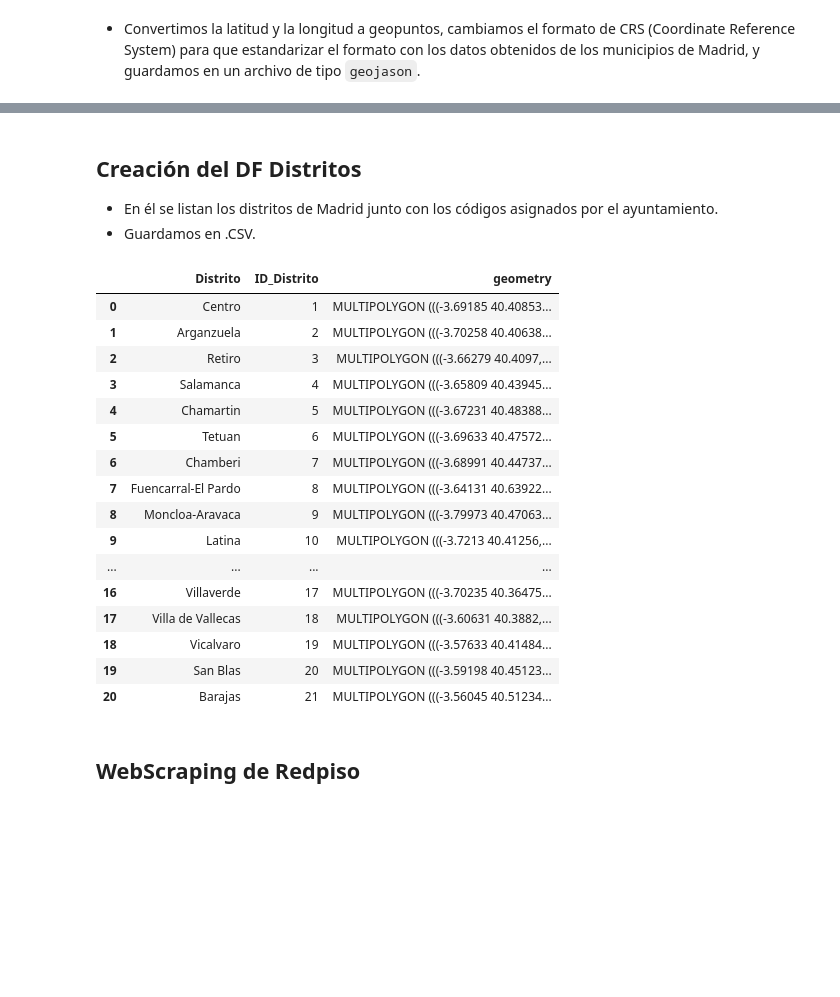
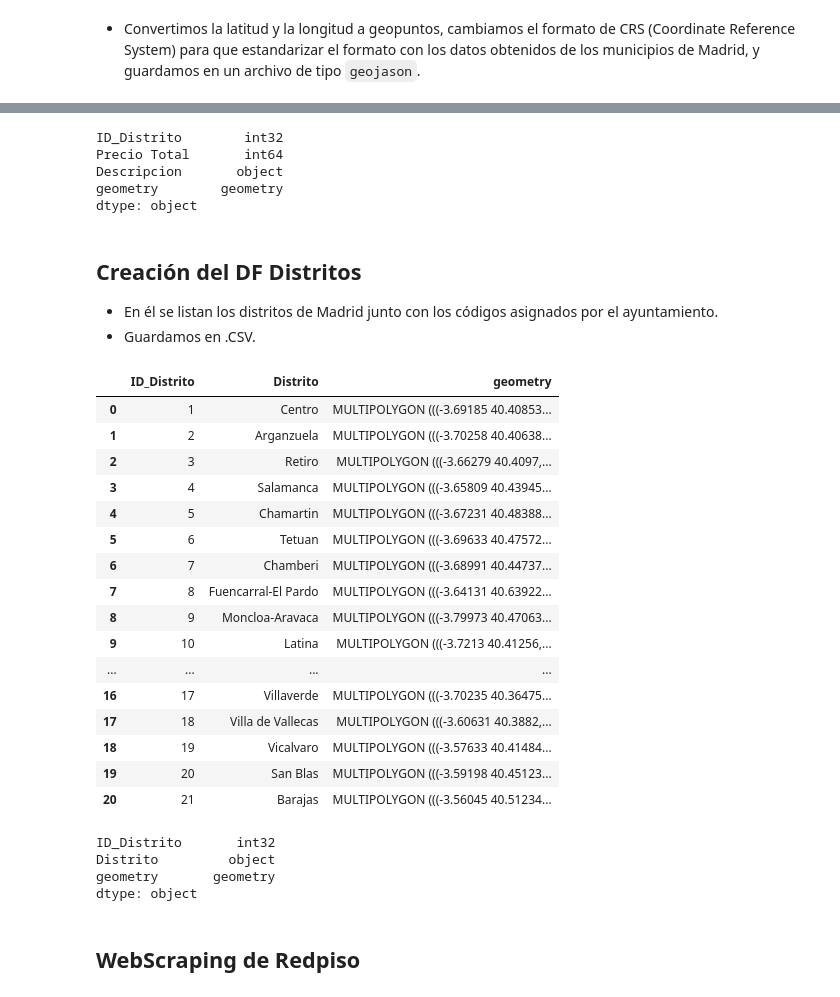
Before and after one commit to davfranco1/Proyecto5-ProyectoLibre-PreciosAlquileresMadrid, a Jupyter notebook: notebooks/1_ExtracciónLimpieza.ipynb, the cells around one changed output, grey strips where cells are left out. Saved outputs shown, nothing was run; the diff lists cells and outputs as text; code cells hidden in the pictures; blank space fills up the shorter version.

Commit message:
Extracción y Transformación Finalizados

```diff
--- a/notebooks/1_ExtracciónLimpieza.ipynb
+++ b/notebooks/1_ExtracciónLimpieza.ipynb
@@ -108,3 +86,11 @@ gdf_sjoin_final.sample(2)
+# %%
+gdf_sjoin_final.dtypes
+# %% [output]
+ID_Distrito        int32
+Precio Total       int64
+Descripcion       object
+geometry        geometry
+dtype: object
 # %%
 #gdf_sjoin_final.to_file('../datos/finales/airbnb.geojson', driver='GeoJSON')
 #gdf_sjoin.to_file('../datos/finales/airbnb.shp')
@@ -113,27 +99,34 @@ gdf_sjoin_final.sample(2)
 - En él se listan los distritos de Madrid junto con los códigos asignados por el ayuntamiento.
 - Guardamos en .CSV.
 # %%
-df_distritos = gdf_distritos
+df_distritos = gdf_distritos[["ID_Distrito", "Distrito", "geometry"]]
 #df_distritos.to_file('../datos/finales/distritos.geojson', driver='GeoJSON')
 df_distritos
 # %% [output]
-|  | Distrito | ID_Distrito | geometry |
-| 0 | Centro | 1 | MULTIPOLYGON (((-3.69185 40.40853... |
-| 1 | Arganzuela | 2 | MULTIPOLYGON (((-3.70258 40.40638... |
-| 2 | Retiro | 3 | MULTIPOLYGON (((-3.66279 40.4097,... |
-| 3 | Salamanca | 4 | MULTIPOLYGON (((-3.65809 40.43945... |
-| 4 | Chamartin | 5 | MULTIPOLYGON (((-3.67231 40.48388... |
-| 5 | Tetuan | 6 | MULTIPOLYGON (((-3.69633 40.47572... |
-| 6 | Chamberi | 7 | MULTIPOLYGON (((-3.68991 40.44737... |
-| 7 | Fuencarral-El Pardo | 8 | MULTIPOLYGON (((-3.64131 40.63922... |
-| 8 | Moncloa-Aravaca | 9 | MULTIPOLYGON (((-3.79973 40.47063... |
-| 9 | Latina | 10 | MULTIPOLYGON (((-3.7213 40.41256,... |
+|  | ID_Distrito | Distrito | geometry |
+| 0 | 1 | Centro | MULTIPOLYGON (((-3.69185 40.40853... |
+| 1 | 2 | Arganzuela | MULTIPOLYGON (((-3.70258 40.40638... |
+| 2 | 3 | Retiro | MULTIPOLYGON (((-3.66279 40.4097,... |
+| 3 | 4 | Salamanca | MULTIPOLYGON (((-3.65809 40.43945... |
+| 4 | 5 | Chamartin | MULTIPOLYGON (((-3.67231 40.48388... |
+| 5 | 6 | Tetuan | MULTIPOLYGON (((-3.69633 40.47572... |
+| 6 | 7 | Chamberi | MULTIPOLYGON (((-3.68991 40.44737... |
+| 7 | 8 | Fuencarral-El Pardo | MULTIPOLYGON (((-3.64131 40.63922... |
+| 8 | 9 | Moncloa-Aravaca | MULTIPOLYGON (((-3.79973 40.47063... |
+| 9 | 10 | Latina | MULTIPOLYGON (((-3.7213 40.41256,... |
 | ... | ... | ... | ... |
-| 16 | Villaverde | 17 | MULTIPOLYGON (((-3.70235 40.36475... |
-| 17 | Villa de Vallecas | 18 | MULTIPOLYGON (((-3.60631 40.3882,... |
-| 18 | Vicalvaro | 19 | MULTIPOLYGON (((-3.57633 40.41484... |
-| 19 | San Blas | 20 | MULTIPOLYGON (((-3.59198 40.45123... |
-| 20 | Barajas | 21 | MULTIPOLYGON (((-3.56045 40.51234... |
+| 16 | 17 | Villaverde | MULTIPOLYGON (((-3.70235 40.36475... |
+| 17 | 18 | Villa de Vallecas | MULTIPOLYGON (((-3.60631 40.3882,... |
+| 18 | 19 | Vicalvaro | MULTIPOLYGON (((-3.57633 40.41484... |
+| 19 | 20 | San Blas | MULTIPOLYGON (((-3.59198 40.45123... |
+| 20 | 21 | Barajas | MULTIPOLYGON (((-3.56045 40.51234... |
+# %%
+df_distritos.dtypes
+# %% [output]
+ID_Distrito       int32
+Distrito         object
+geometry       geometry
+dtype: object
 # %% [markdown]
 ## WebScraping de Redpiso
 # %%
```
Also changed, not shown: parts of 36 cells of this notebook, 13 other files.
